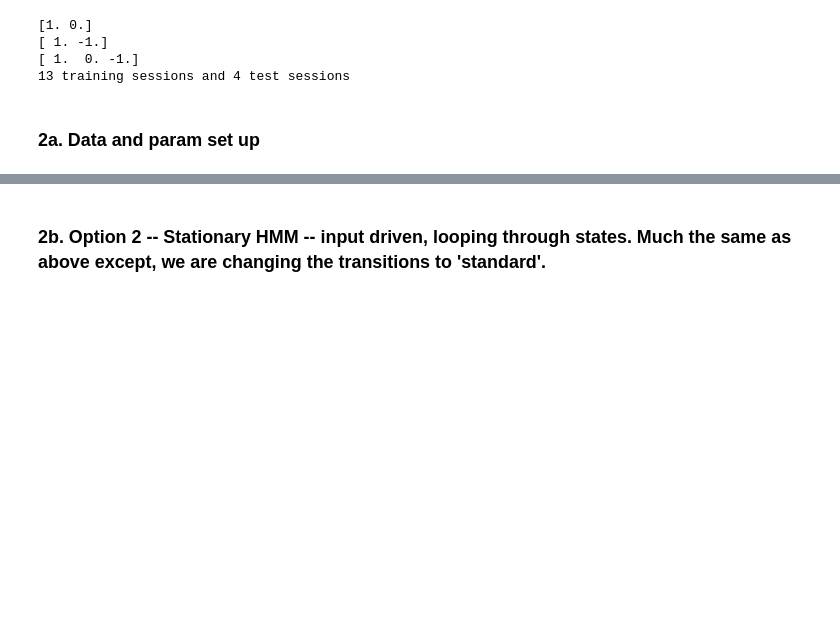
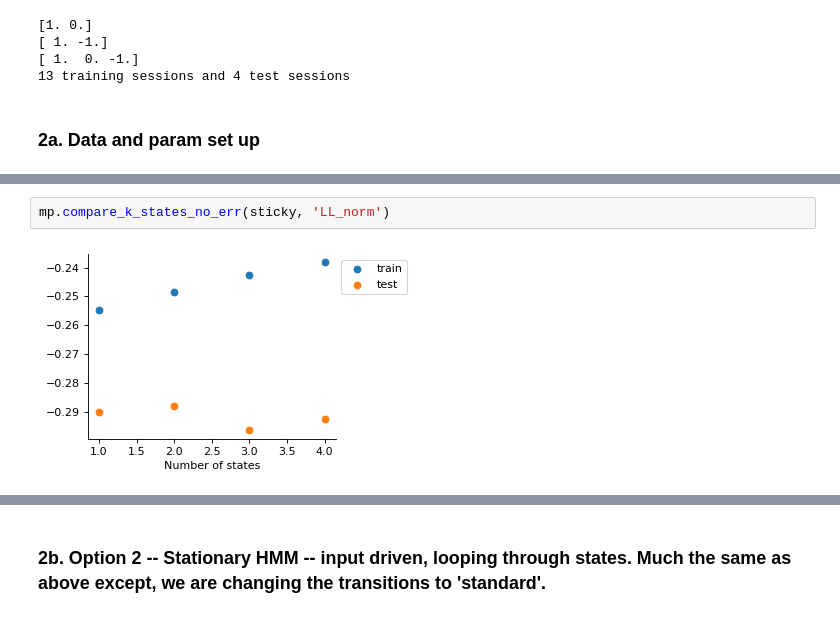
Before and after one commit to celiaberon/behavior-helpers, a Jupyter notebook: notebooks/glm-hmm.ipynb, the cells around one changed output, grey strips where cells are left out. Saved outputs shown, nothing was run; the diff lists cells and outputs as text; blank space fills up the shorter version.

```diff
--- a/notebooks/glm-hmm.ipynb
+++ b/notebooks/glm-hmm.ipynb
@@ -76,3 +101,7 @@ Model with 3 states:
+# %%
+mp.compare_k_states_no_err(sticky, 'LL_norm')
+# %% [output]
+[figure, added]
 # %%
 ## Plot subplots of the log probabilities of the train and test models. Fit model final LL should be greater
 # than or equal to true LL.
```
Also changed, not shown: parts of 23 cells of this notebook, 2 other files.
